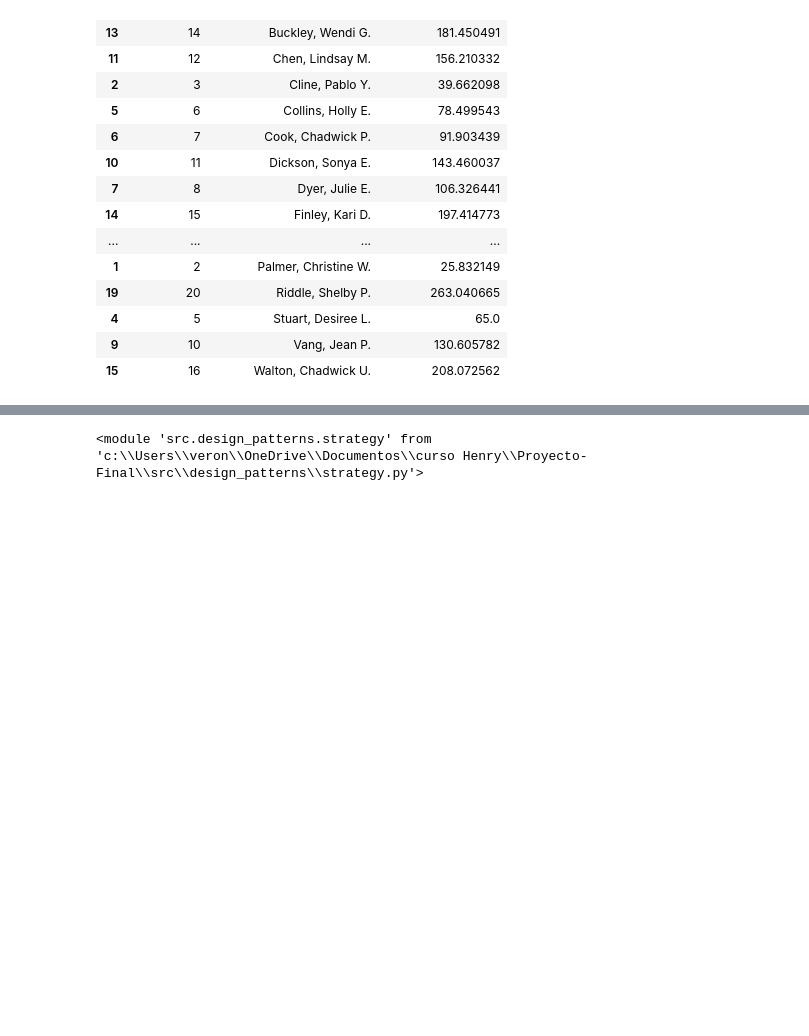
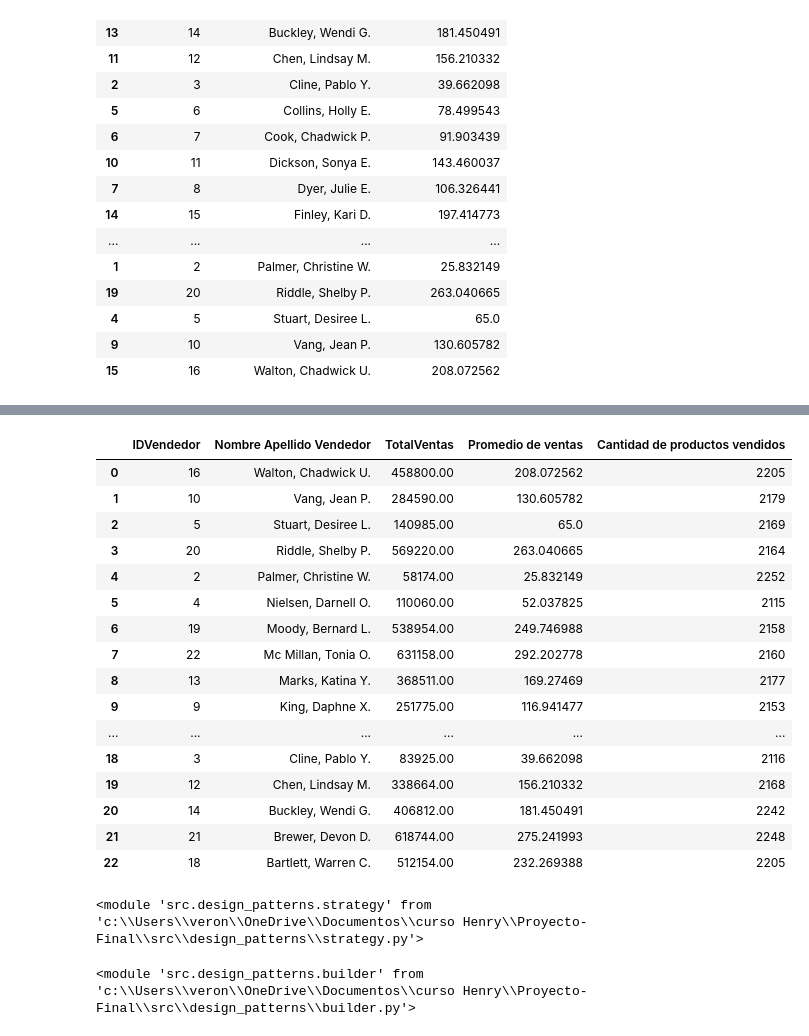
Before and after one commit to veronicajujuy/proyecto-final, a Jupyter notebook: main.ipynb, the cells around one changed output, grey strips where cells are left out. Cells and saved outputs as stored; diff of their text form; code cells hidden in the pictures; blank space fills up the shorter version.

Commit message:
casi finalizando avance 2 - terminando docstrings

```diff
--- a/main.ipynb
+++ b/main.ipynb
@@ -202,6 +179,59 @@ report.generate_report(df_sales, "EmployeeName")
+# %%
+## Implementación del patron Builder
+# En esta celda se utiliza el patrón de diseño Builder para generar y combinar múltiples reportes de ventas a partir de un mismo DataFrame.
+# ReportBuilder permite agregar diferentes estrategias de reporte (por ejemplo, ventas totales, promedio y por producto)
+# y construir todos los informes de manera flexible y escalable.
+# Finalmente, se obtiene un reporte combinado ("CombinedReport") que integra los resultados de todas las estrategias aplicadas,
+# facilitando el análisis comparativo de la información.
+# tambien puede generar reportes individuales como "TotalSalesByEmployee", "AverageSalesByEmployee" y "ProductSalesByEmployee".
+
+from src.design_patterns.builder import ReportBuilder
+
+builder = ReportBuilder()
+
+reports = (
+    builder.set_dataframe(df_sales)
+    .set_combined_sorting("EmployeeName", True)
+    .add_report(TotalSalesByEmployee())
+    .add_report(AverageSalesByEmployee())
+    .add_report(ProductSalesByEmployee())
+    .build_all()
+)
+
+# Descomentar las siguientes líneas para ver los reportes individuales
+# reports["ProductSalesByEmployee"]
+# reports["TotalSalesByEmployee"]
+# reports["AverageSalesByEmployee"]
+
+# Reporte combinado que integra todos los reportes individuales
+reports["CombinedReport"]
+# %% [output]
+|  | IDVendedor | Nombre Apellido Vendedor | TotalVentas | Promedio de ventas | Cantidad de productos vendidos |
+| 0 | 16 | Walton, Chadwick U. | 458800.00 | 208.072562 | 2205 |
+| 1 | 10 | Vang, Jean P. | 284590.00 | 130.605782 | 2179 |
+| 2 | 5 | Stuart, Desiree L. | 140985.00 | 65.0 | 2169 |
+| 3 | 20 | Riddle, Shelby P. | 569220.00 | 263.040665 | 2164 |
+| 4 | 2 | Palmer, Christine W. | 58174.00 | 25.832149 | 2252 |
+| 5 | 4 | Nielsen, Darnell O. | 110060.00 | 52.037825 | 2115 |
+| 6 | 19 | Moody, Bernard L. | 538954.00 | 249.746988 | 2158 |
+| 7 | 22 | Mc Millan, Tonia O. | 631158.00 | 292.202778 | 2160 |
+| 8 | 13 | Marks, Katina Y. | 368511.00 | 169.27469 | 2177 |
+| 9 | 9 | King, Daphne X. | 251775.00 | 116.941477 | 2153 |
+| ... | ... | ... | ... | ... | ... |
+| 18 | 3 | Cline, Pablo Y. | 83925.00 | 39.662098 | 2116 |
+| 19 | 12 | Chen, Lindsay M. | 338664.00 | 156.210332 | 2168 |
+| 20 | 14 | Buckley, Wendi G. | 406812.00 | 181.450491 | 2242 |
+| 21 | 21 | Brewer, Devon D. | 618744.00 | 275.241993 | 2248 |
+| 22 | 18 | Bartlett, Warren C. | 512154.00 | 232.269388 | 2205 |
 # %%
 import importlib
 import src.design_patterns.strategy
 importlib.reload(src.design_patterns.strategy)
 # %% [output]
 <module 'src.design_patterns.strategy' from 'c:\\Users\\veron\\OneDrive\\Documentos\\curso Henry\\Proyecto-Final\\src\\design_patterns\\strategy.py'>
+# %%
+import importlib
+import src.design_patterns.builder
+importlib.reload(src.design_patterns.builder)
+# %% [output]
+<module 'src.design_patterns.builder' from 'c:\\Users\\veron\\OneDrive\\Documentos\\curso Henry\\Proyecto-Final\\src\\design_patterns\\builder.py'>
```
Also changed, not shown: parts of 9 cells of this notebook, 14 other files.
